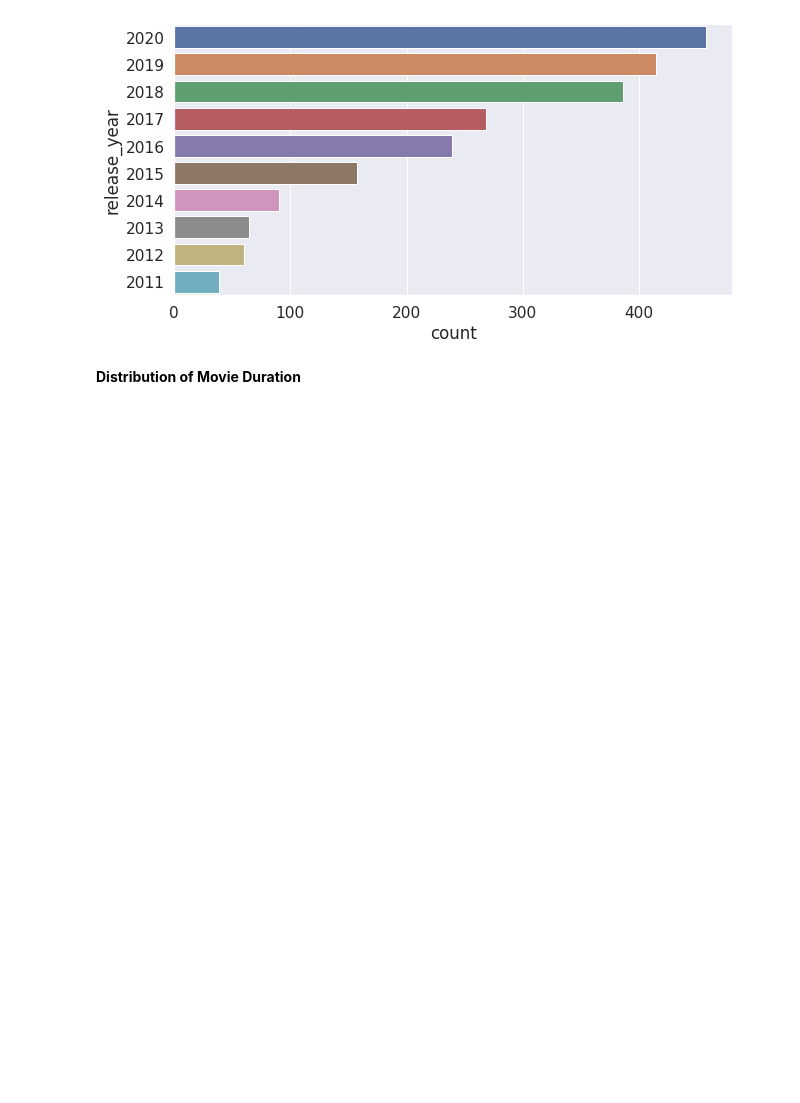
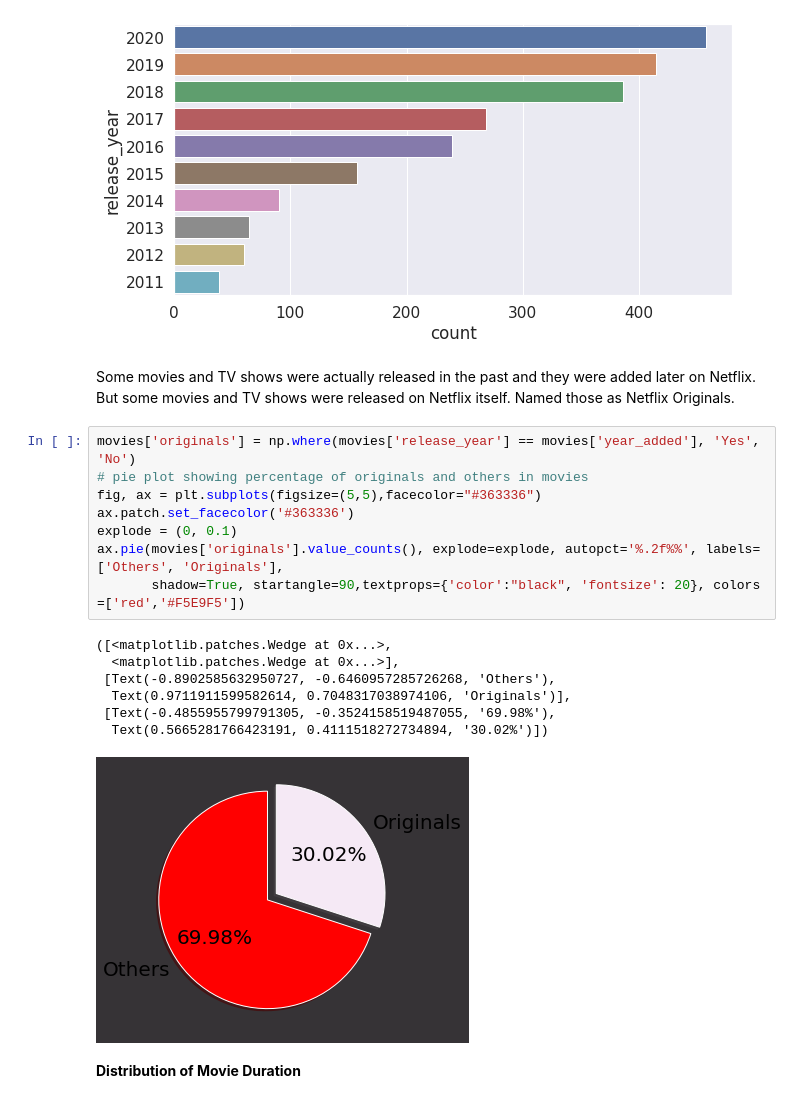
Before and after one commit to vinodvicki/NETFLIX-MOVIE-TV-SHOWS-CLUSTERING, a Jupyter notebook: NETFLIX_MOVIE_AND_TV_SHOWS_CLUSTERING.ipynb, the cells around one changed output. Cells and saved outputs as stored; diff of their text form; blank space fills up the shorter version.

```diff
--- a/NETFLIX_MOVIE_AND_TV_SHOWS_CLUSTERING.ipynb
+++ b/NETFLIX_MOVIE_AND_TV_SHOWS_CLUSTERING.ipynb
@@ -689,6 +693,24 @@ sns.countplot(y=tv_shows['release_year'],data=df,order=tv_shows['release_year'].
 # %% [output]
 <AxesSubplot:xlabel='count', ylabel='release_year'>
 [figure]
+# %% [markdown]
+Some movies and TV shows were actually released in the past and they were added later on Netflix. But some movies and TV shows were released on Netflix itself. Named those as Netflix Originals.
+# %%
+movies['originals'] = np.where(movies['release_year'] == movies['year_added'], 'Yes', 'No')
+# pie plot showing percentage of originals and others in movies
+fig, ax = plt.subplots(figsize=(5,5),facecolor="#363336")
+ax.patch.set_facecolor('#363336')
+explode = (0, 0.1)
+ax.pie(movies['originals'].value_counts(), explode=explode, autopct='%.2f%%', labels= ['Others', 'Originals'],
+       shadow=True, startangle=90,textprops={'color':"black", 'fontsize': 20}, colors =['red','#F5E9F5'])
+# %% [output]
+([<matplotlib.patches.Wedge at 0x...>,
+  <matplotlib.patches.Wedge at 0x...>],
+ [Text(-0.8902585632950727, -0.6460957285726268, 'Others'),
+  Text(0.9711911599582614, 0.7048317038974106, 'Originals')],
+ [Text(-0.4855955799791305, -0.3524158519487055, '69.98%'),
+  Text(0.5665281766423191, 0.4111518272734894, '30.02%')])
+[figure, added]
 # %% [markdown]
 **Distribution of Movie Duration**
 # %%
```
Also changed, not shown: parts of 84 cells of this notebook.
